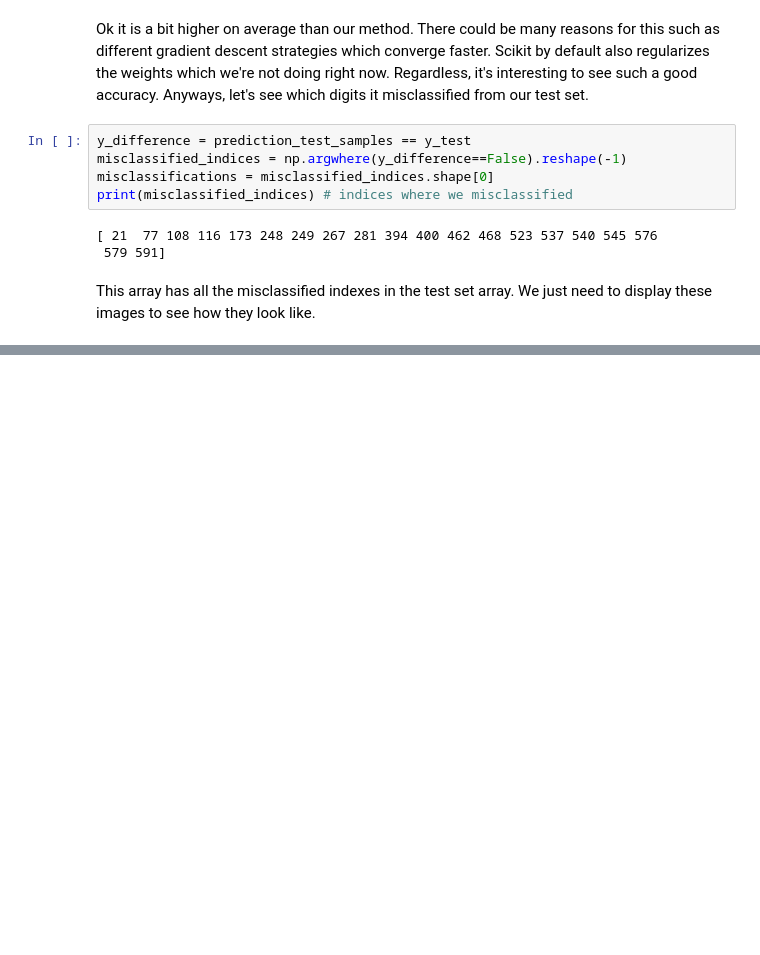
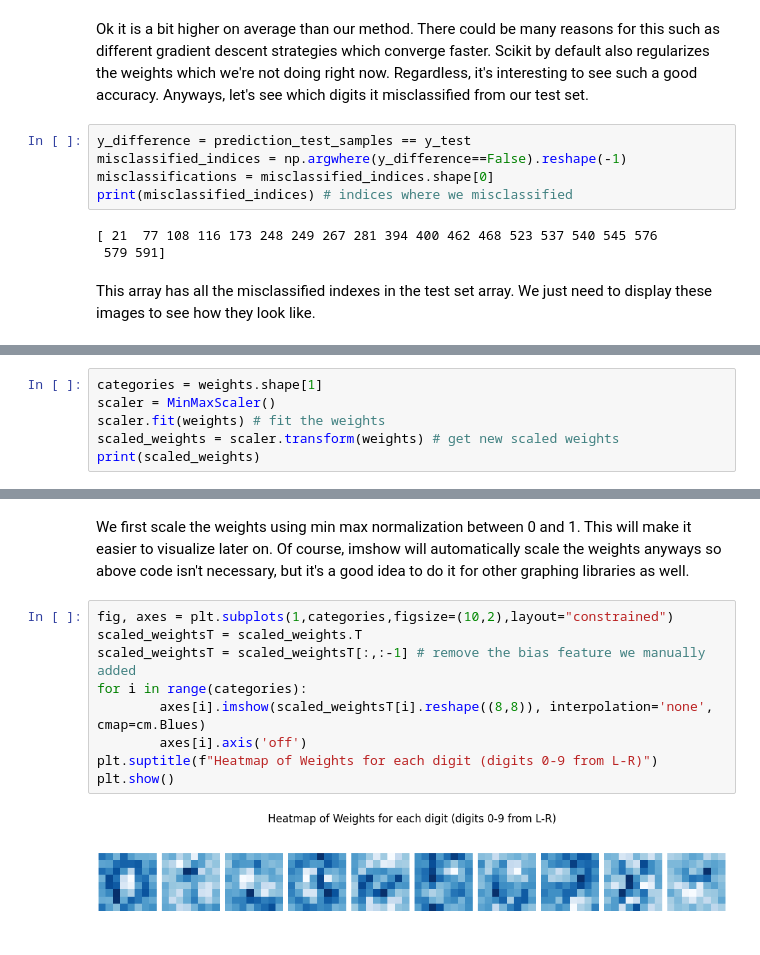
Before and after one commit to LoneCoder21/machine_learning, a Jupyter notebook: logistic_regression/multi_classification_with_softmax.ipynb, the cells around one changed output, grey strips where cells are left out. Drawn from its saved outputs; the diff is of its cells as text; blank space fills up the shorter version.

Commit message:
visualize a heatmap on each category of weights

```diff
--- a/logistic_regression/multi_classification_with_softmax.ipynb
+++ b/logistic_regression/multi_classification_with_softmax.ipynb
@@ -304,0 +305,6 @@ Here, i'm just displaying everything the custom model has misclassified. Here, i
+# %%
+categories = weights.shape[1]
+scaler = MinMaxScaler()
+scaler.fit(weights) # fit the weights
+scaled_weights = scaler.transform(weights) # get new scaled weights
+print(scaled_weights)
@@ -304,0 +329,13 @@ Here, i'm just displaying everything the custom model has misclassified. Here, i
+# %% [markdown]
+We first scale the weights using min max normalization between 0 and 1. This will make it easier to visualize later on. Of course, imshow will automatically scale the weights anyways so above code isn't necessary, but it's a good idea to do it for other graphing libraries as well.
+# %%
+fig, axes = plt.subplots(1,categories,figsize=(10,2),layout="constrained")
+scaled_weightsT = scaled_weights.T
+scaled_weightsT = scaled_weightsT[:,:-1] # remove the bias feature we manually added
+for i in range(categories):
+        axes[i].imshow(scaled_weightsT[i].reshape((8,8)), interpolation='none', cmap=cm.Blues)
+        axes[i].axis('off')
+plt.suptitle(f"Heatmap of Weights for each digit (digits 0-9 from L-R)")
+plt.show()
+# %% [output]
+[figure, added]
```
Also changed, not shown: parts of 5 cells of this notebook.
